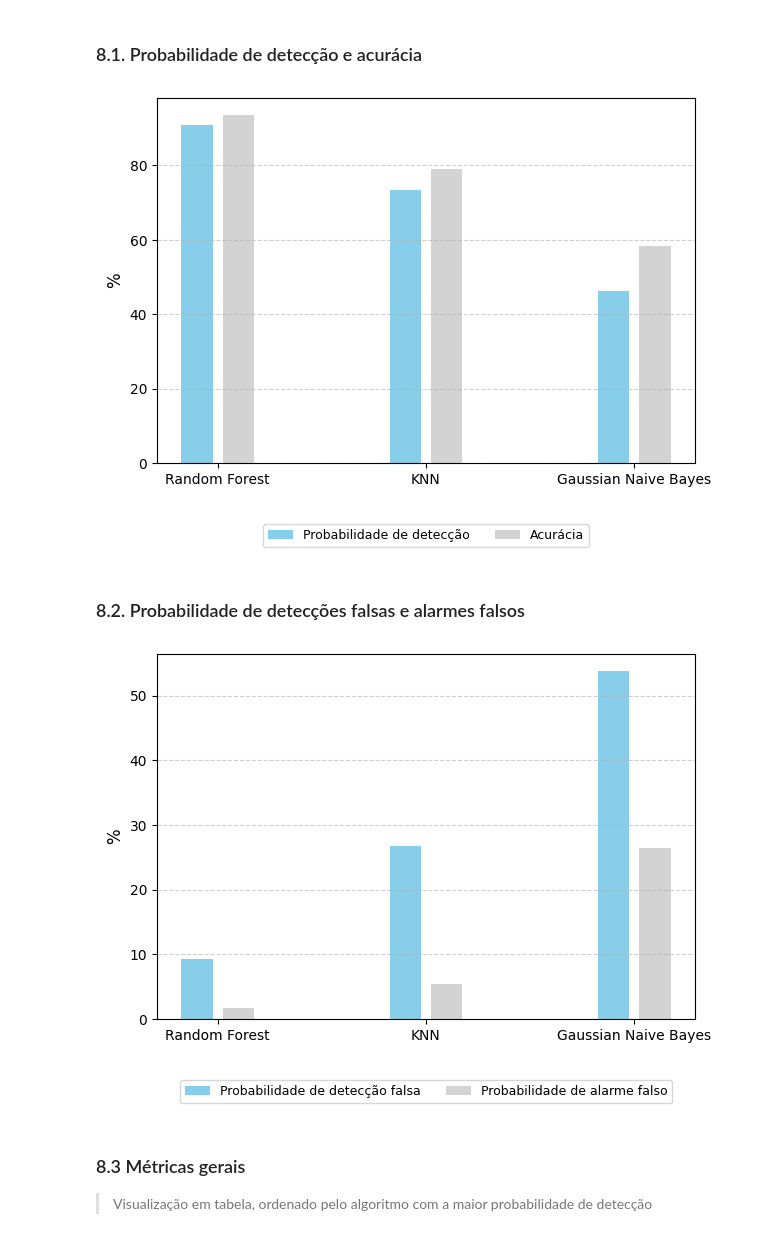
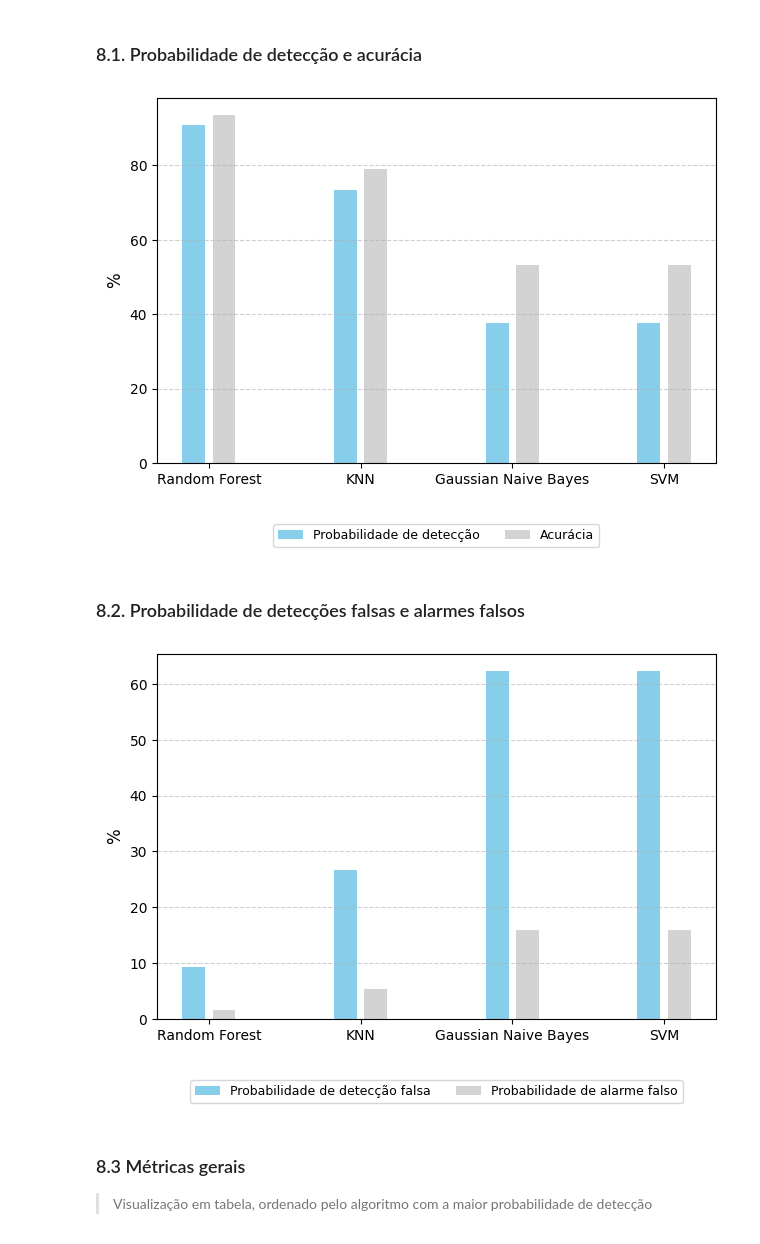
Before and after one commit to jtlimo/ccm-102, a Jupyter notebook: main.ipynb, the cells around one changed output. Saved outputs shown, nothing was run; the diff lists cells and outputs as text; code cells hidden in the pictures.

```diff
--- a/main.ipynb
+++ b/main.ipynb
@@ -289,0 +293,5 @@ cm_nb.plot(number_label=True, title="Matriz de Confusão", cmap=plt.cm.Blues) #
+# %%
+linearsvc = LinearSVC()
+linearsvc.fit(X_train_res, y_train_res) # type: ignore
+
+y_pred = linearsvc.predict(X_test_pca)
@@ -289,0 +300,5 @@ cm_nb.plot(number_label=True, title="Matriz de Confusão", cmap=plt.cm.Blues) #
+# %%
+cm_nb = ConfusionMatrix(actual_vector=y_test,predict_vector=y_pred)
+
+weighted_metrics_nb = get_weighted_metrics(cm_nb)
+print_weighted_metrics(weighted_metrics_nb)
@@ -294,30 +326,34 @@ cm_nb.plot(number_label=True, title="Matriz de Confusão", cmap=plt.cm.Blues) #
 # %%
 results = {
     "Random Forest": {"tpr": weighted_metrics_rf['TPR'], "acc": weighted_metrics_rf['ACC'],
                       "pmd": weighted_metrics_rf['PMD'], "pfa": weighted_metrics_rf['FPR'],
                       "err": weighted_metrics_rf['ERR'], "mcc": weighted_metrics_rf['MCC'],
                       "f1": weighted_metrics_rf['F1'], "tnr": weighted_metrics_rf['TNR']},
 
     "KNN": {"tpr": weighted_metrics_knn['TPR'], "acc": weighted_metrics_knn['ACC'],
             "pmd": weighted_metrics_knn['PMD'], "pfa": weighted_metrics_knn['FPR'],
             "err": weighted_metrics_knn['ERR'], "mcc": weighted_metrics_knn['MCC'],
             "f1": weighted_metrics_knn['F1'], "tnr": weighted_metrics_knn['TNR']},
 
     "Gaussian Naive Bayes": {"tpr": weighted_metrics_nb['TPR'], "acc": weighted_metrics_nb['ACC'],
                              "pmd": weighted_metrics_nb['PMD'], "pfa": weighted_metrics_nb['FPR'],
                              "err": weighted_metrics_nb['ERR'], "mcc": weighted_metrics_nb['MCC'],
                              "f1": weighted_metrics_nb['F1'], "tnr": weighted_metrics_nb['TNR']},
+    "SVM": {"tpr": weighted_metrics_nb['TPR'], "acc": weighted_metrics_nb['ACC'],
+            "pmd": weighted_metrics_nb['PMD'], "pfa": weighted_metrics_nb['FPR'],
+            "err": weighted_metrics_nb['ERR'], "mcc": weighted_metrics_nb['MCC'],
+            "f1": weighted_metrics_nb['F1'], "tnr": weighted_metrics_nb['TNR']},
 }
 
 plot_metrics_graphic(results, metrics_to_plot=["tpr", "acc"])
 # %% [output]
-[figure, old version]
+[figure, new version]
 # %% [markdown]
 ### 8.2. Probabilidade de detecções falsas e alarmes falsos
 # %%
 plot_metrics_graphic(results, metrics_to_plot=["pmd", "pfa"])
 # %% [output]
-[figure, old version]
+[figure, new version]
 # %% [markdown]
 ### 8.3 Métricas gerais
 > Visualização em tabela, ordenado pelo algoritmo com a maior probabilidade de detecção
```
Also changed, not shown: parts of 9 cells of this notebook, 1 other file.
